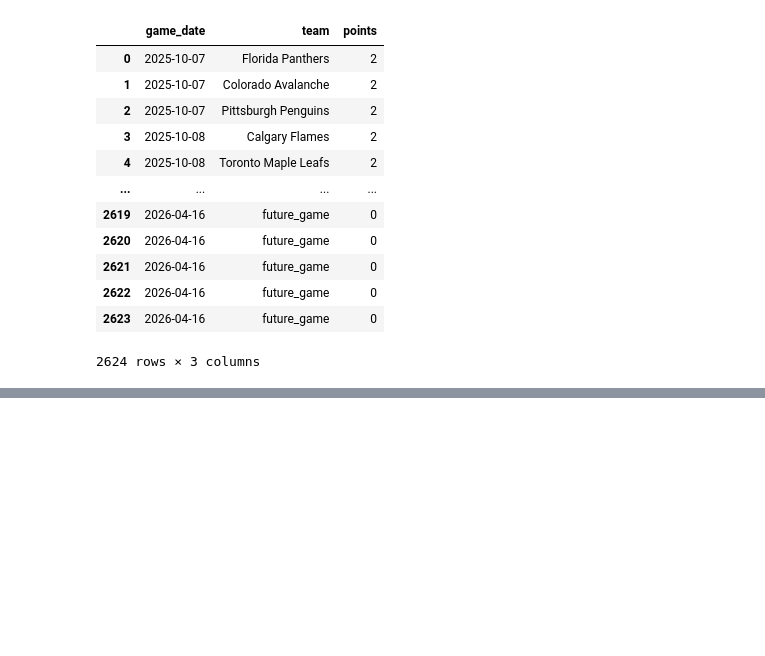
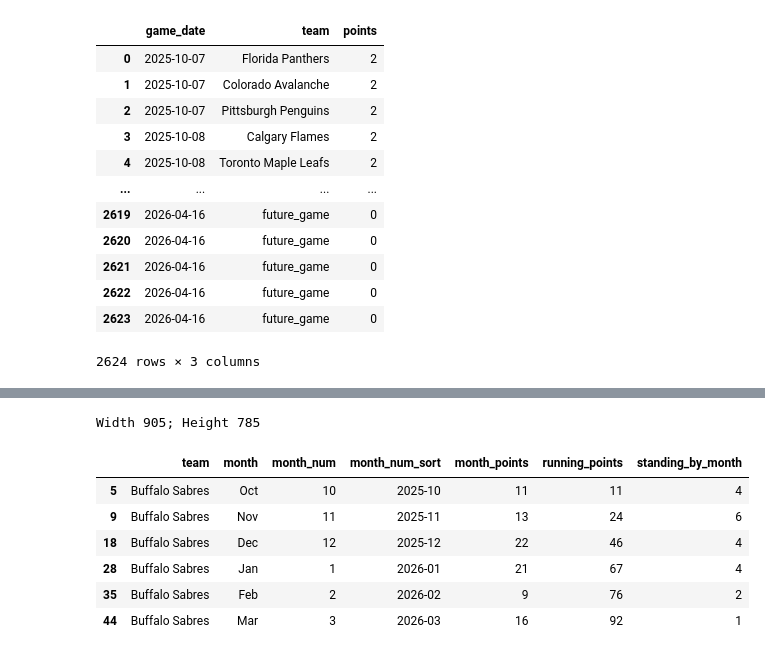
Before and after one commit to NickVino/chilling, a Jupyter notebook: sabres-bump-chart/sabres_bump_chart.ipynb, the cells around one changed output, grey strips where cells are left out. Cells and saved outputs as stored; diff of their text form; code cells hidden in the pictures; blank space fills up the shorter version.

```diff
--- a/sabres-bump-chart/sabres_bump_chart.ipynb
+++ b/sabres-bump-chart/sabres_bump_chart.ipynb
@@ -225,0 +245,34 @@ df_points_by_month
+# %%
+# resize sabres logo so it fits on plot
+img_local_path = r'C:\Users\nickp\OneDrive\Desktop\Home Data Projects\Viz\mtb-viz-challenge\Bump chart\\'
+img_local_file_name = r'goathead.png'
+img = Image.open(img_local_path+img_local_file_name)
+width, height = img.size
+print(f"Width {width}; Height {height}")
+# Define the new width and calculate the new height to maintain the aspect ratio
+new_width = 50
+new_height = int(height * (new_width / width))
+
+# Resize the image using the LANCZOS filter for high quality downsampling
+resized_img = img.resize((new_width, new_height), Image.LANCZOS) #
+
+# Save the new image
+img_new_file_name = r'goathead_smaller.png'
+resized_img.save(img_local_path+img_new_file_name)
+# %% [output]
+Width 905; Height 785
+# %%
+# transform image and add coordinates so it can be used on plot
+goathead = mpimg.imread(img_local_path+img_new_file_name)
+imagebox = OffsetImage(goathead)
+
+df_sabres = df_points_by_month[df_points_by_month['team']== 'Buffalo Sabres']
+df_sabres
+# %% [output]
+|  | team | month | month_num | month_num_sort | month_points | running_points | standing_by_month |
+| 5 | Buffalo Sabres | Oct | 10 | 2025-10 | 11 | 11 | 4 |
+| 9 | Buffalo Sabres | Nov | 11 | 2025-11 | 13 | 24 | 6 |
+| 18 | Buffalo Sabres | Dec | 12 | 2025-12 | 22 | 46 | 4 |
+| 28 | Buffalo Sabres | Jan | 1 | 2026-01 | 21 | 67 | 4 |
+| 35 | Buffalo Sabres | Feb | 2 | 2026-02 | 9 | 76 | 2 |
+| 44 | Buffalo Sabres | Mar | 3 | 2026-03 | 16 | 92 | 1 |
```
Also changed, not shown: parts of 16 cells of this notebook.
